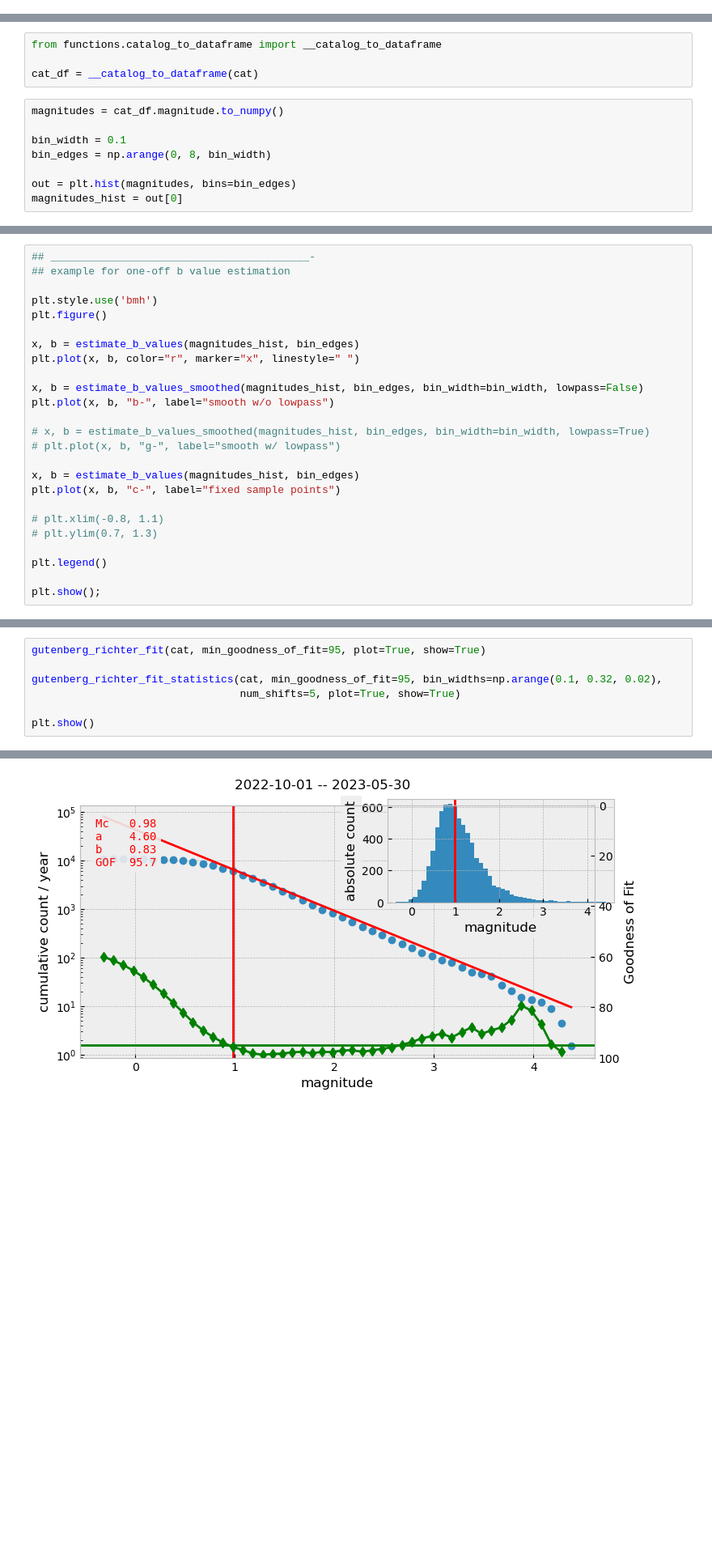
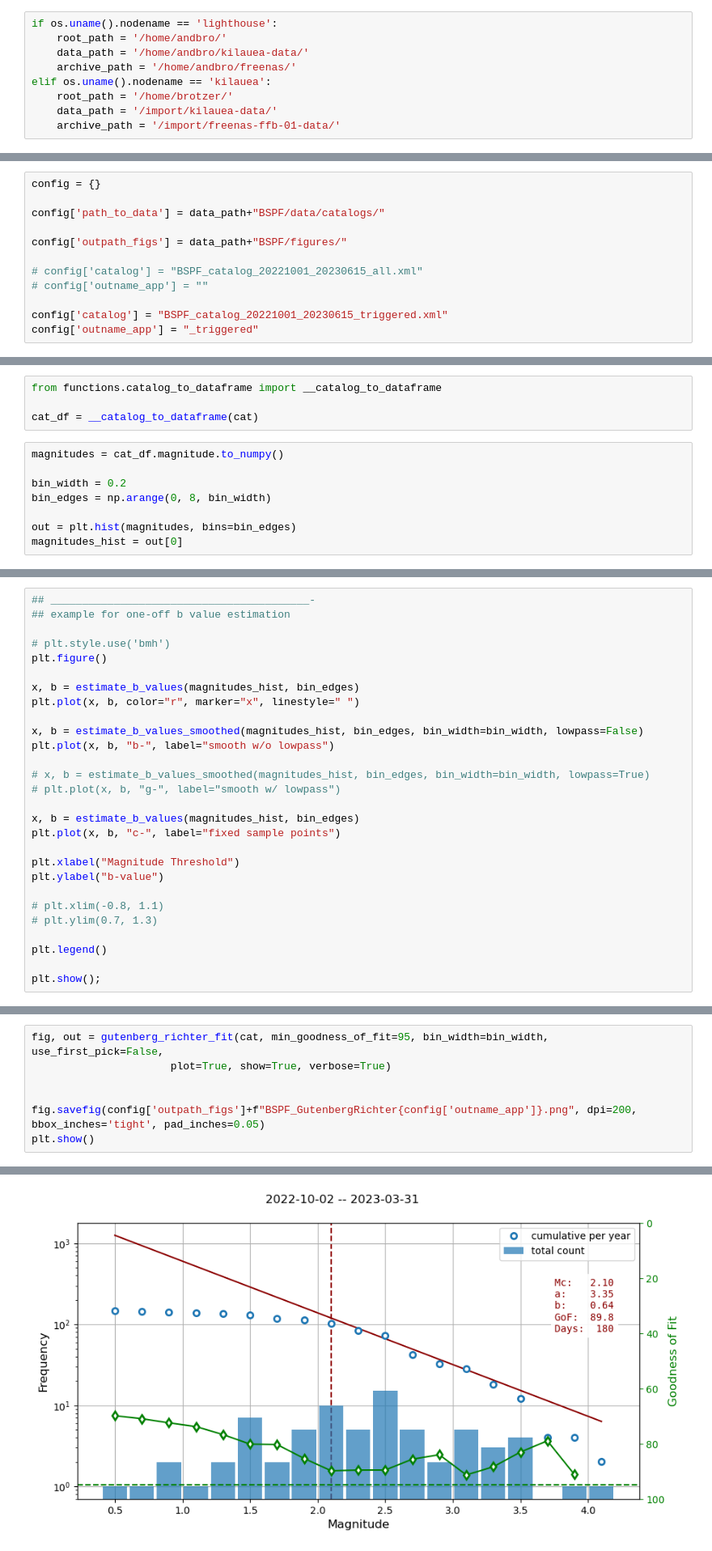
Before and after one commit to andbrocode/notebooks2, a Jupyter notebook: BSPF/BSPF_GutenbergRichterAnalysis.ipynb, the cells around one changed output, grey strips where cells are left out. Shown at 81% size. Cells and saved outputs as stored; diff of their text form; blank space fills up the shorter version.

Commit message:
updates andbro

```diff
--- a/BSPF/BSPF_GutenbergRichterAnalysis.ipynb
+++ b/BSPF/BSPF_GutenbergRichterAnalysis.ipynb
@@ -15,3 +15,12 @@ import seaborn as sns
 from obspy import UTCDateTime
 from obspy.signal.filter import lowpass as obspy_lowpass
 from obspy import read_events
+# %%
+if os.uname().nodename == 'lighthouse':
+    root_path = '/home/andbro/'
+    data_path = '/home/andbro/kilauea-data/'
+    archive_path = '/home/andbro/freenas/'
+elif os.uname().nodename == 'kilauea':
+    root_path = '/home/brotzer/'
+    data_path = '/import/kilauea-data/'
+    archive_path = '/import/freenas-ffb-01-data/'
@@ -18,3 +42,15 @@ from obspy import read_events
+# %%
+config = {}
+
+config['path_to_data'] = data_path+"BSPF/data/catalogs/"
+
+config['outpath_figs'] = data_path+"BSPF/figures/"
+
+# config['catalog'] = "BSPF_catalog_20221001_20230615_all.xml"
+# config['outname_app'] = ""
+
+config['catalog'] = "BSPF_catalog_20221001_20230615_triggered.xml"
+config['outname_app'] = "_triggered"
 # %%
 def estimate_b_value(magnitude_histogram, bin_edges):
     """
@@ -765,7 +414,7 @@ cat_df = __catalog_to_dataframe(cat)
 # %%
 magnitudes = cat_df.magnitude.to_numpy()
 
-bin_width = 0.1
+bin_width = 0.2
 bin_edges = np.arange(0, 8, bin_width)
 
 out = plt.hist(magnitudes, bins=bin_edges)
@@ -776,7 +425,7 @@ magnitudes_hist = out[0]
 ## _________________________________________-
 ## example for one-off b value estimation
 
-plt.style.use('bmh')
+# plt.style.use('bmh')
 plt.figure()
 
 x, b = estimate_b_values(magnitudes_hist, bin_edges)
@@ -791,6 +440,9 @@ plt.plot(x, b, "b-", label="smooth w/o lowpass")
 x, b = estimate_b_values(magnitudes_hist, bin_edges)
 plt.plot(x, b, "c-", label="fixed sample points")
 
+plt.xlabel("Magnitude Threshold")
+plt.ylabel("b-value")
+
 # plt.xlim(-0.8, 1.1)
 # plt.ylim(0.7, 1.3)
 
@@ -802,8 +762,8 @@ plt.show();
 # %%
-gutenberg_richter_fit(cat, min_goodness_of_fit=95, plot=True, show=True)
+fig, out = gutenberg_richter_fit(cat, min_goodness_of_fit=95, bin_width=bin_width, use_first_pick=False,
+                      plot=True, show=True, verbose=True)
 
-gutenberg_richter_fit_statistics(cat, min_goodness_of_fit=95, bin_widths=np.arange(0.1, 0.32, 0.02),
-                                 num_shifts=5, plot=True, show=True)
 
+fig.savefig(config['outpath_figs']+f"BSPF_GutenbergRichter{config['outname_app']}.png", dpi=200, bbox_inches='tight', pad_inches=0.05)
 plt.show()
 # %% [output]
@@ -810 +778 @@ plt.show()
-[figure, old version]
+[figure, new version]
```
Also changed, not shown: parts of 13 cells of this notebook, 16 other files.
